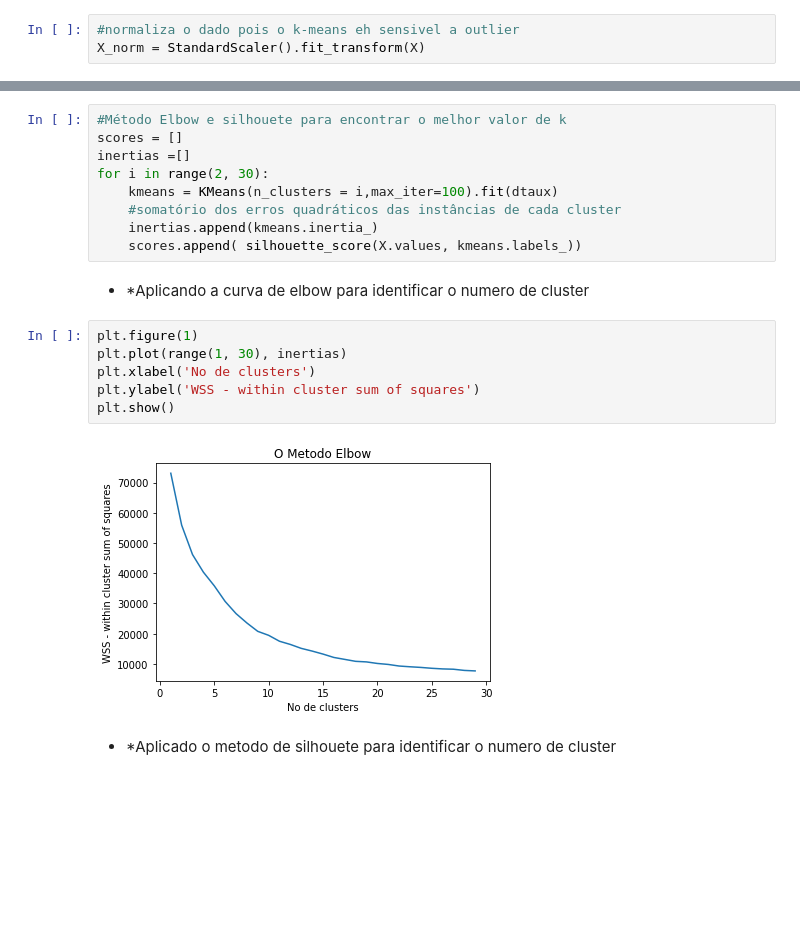
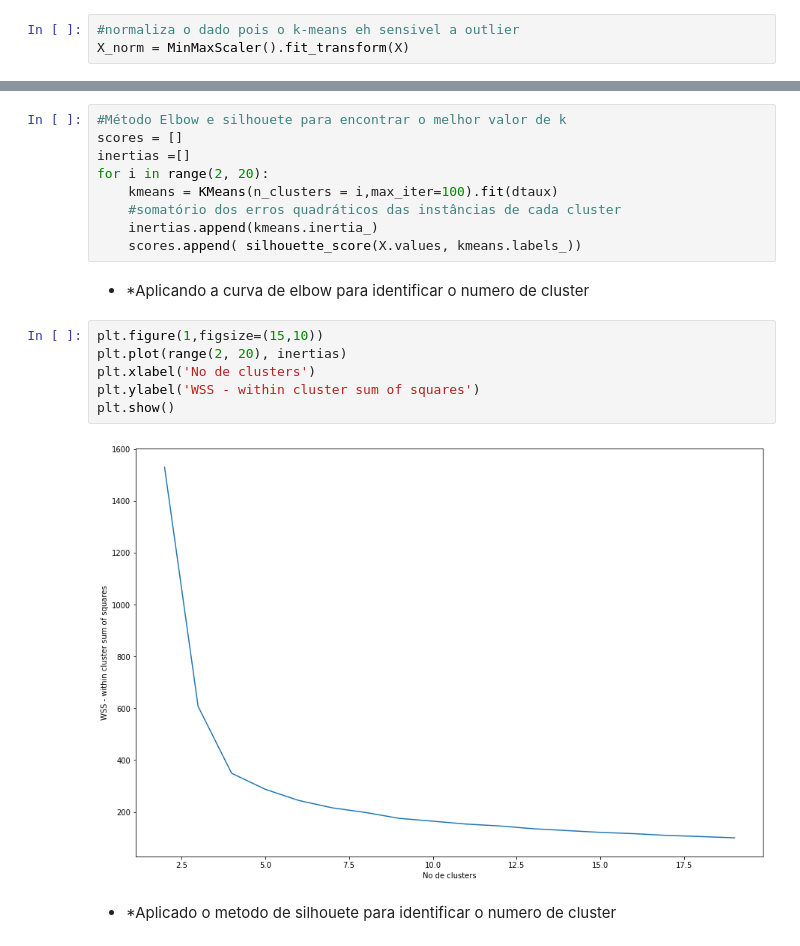
Before and after one commit to bartiralira/bootcampIA, a Jupyter notebook: BootCamp1.ipynb, the cells around one changed output, grey strips where cells are left out. Saved outputs shown, nothing was run; the diff lists cells and outputs as text; blank space fills up the shorter version.

```diff
--- a/BootCamp1.ipynb
+++ b/BootCamp1.ipynb
@@ -584,7 +582,7 @@ X=X.drop("definicaoRisco",1)
 Y=dfx[["definicaoRisco"]]
 # %%
 #normaliza o dado pois o k-means eh sensivel a outlier
-X_norm = StandardScaler().fit_transform(X)
+X_norm = MinMaxScaler().fit_transform(X)
 # %%
 #Transforma o dado normalizando em dataframe
 
@@ -594,7 +598,7 @@ dtaux
 #Método Elbow e silhouete para encontrar o melhor valor de k
 scores = []
 inertias =[]
-for i in range(2, 30):
+for i in range(2, 20):
     kmeans = KMeans(n_clusters = i,max_iter=100).fit(dtaux)
     #somatório dos erros quadráticos das instâncias de cada cluster
     inertias.append(kmeans.inertia_)
@@ -602,13 +606,13 @@ for i in range(2, 30):
 # %% [markdown]
 * *Aplicando a curva de elbow para identificar o numero de cluster
 # %%
-plt.figure(1)
-plt.plot(range(1, 30), inertias)
+plt.figure(1,figsize=(15,10))
+plt.plot(range(2, 20), inertias)
 plt.xlabel('No de clusters')
 plt.ylabel('WSS - within cluster sum of squares')
 plt.show()
 # %% [output]
-[figure, old version]
+[figure, new version]
 # %% [markdown]
 * *Aplicado o metodo de silhouete para identificar o numero de cluster
 # %%
```
Also changed, not shown: parts of 8 cells of this notebook.
